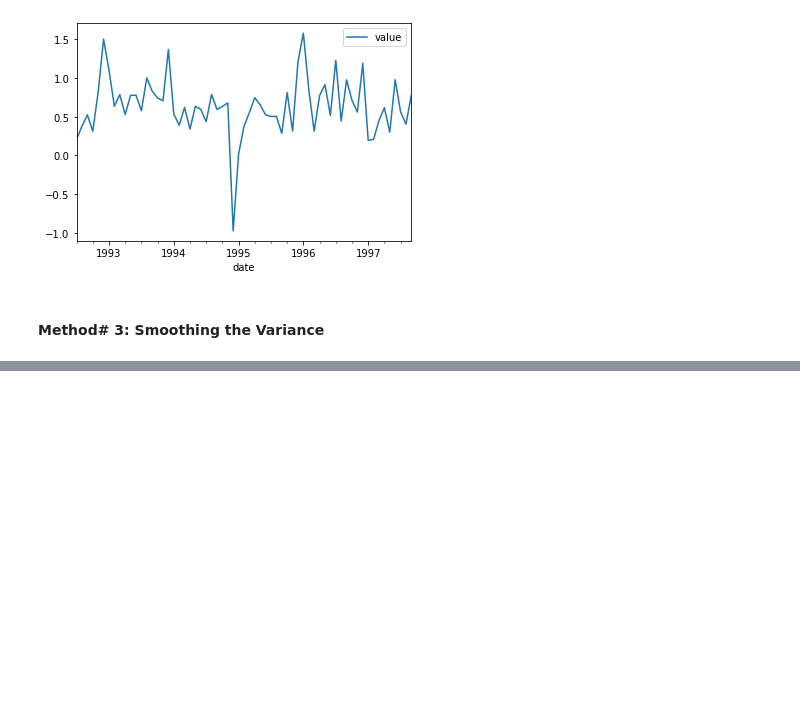
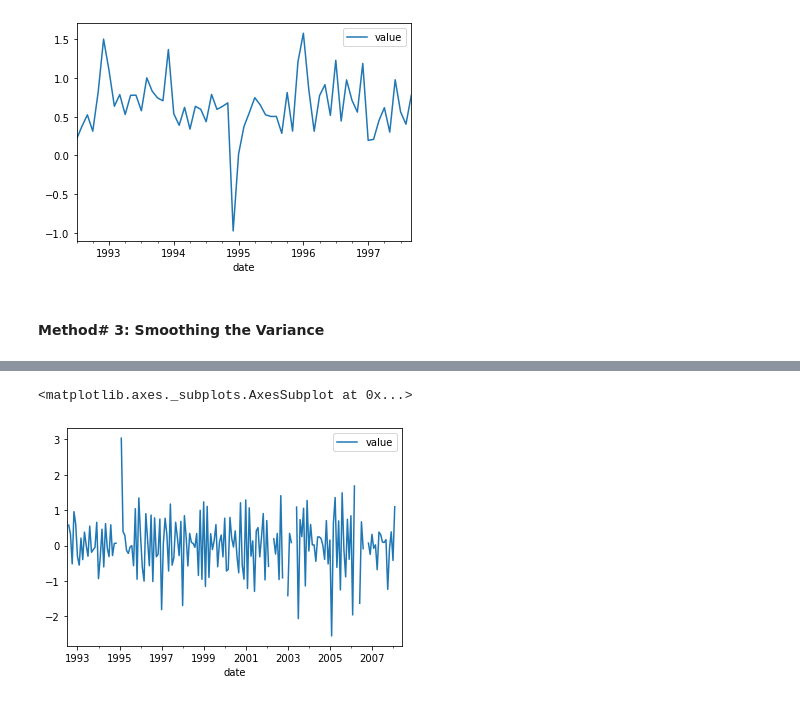
Before and after one commit to dileepsathyan/100daysofcode, a Jupyter notebook: day_50.ipynb, the cells around one changed output, grey strips where cells are left out. Cells and saved outputs as stored; diff of their text form; code cells hidden in the pictures; blank space fills up the shorter version.

```diff
--- a/day_50.ipynb
+++ b/day_50.ipynb
@@ -145,0 +146,12 @@ df.plot()
+# %%
+# Take the log of the values and Differenciate it to normalise the time varying Variance.
+
+import numpy as np
+
+df1 = np.log(df)
+
+df1 = df1.diff()
+df1.plot()
+# %% [output]
+<matplotlib.axes._subplots.AxesSubplot at 0x...>
+[figure, added]
```
Also changed, not shown: parts of 1 cell of this notebook.
